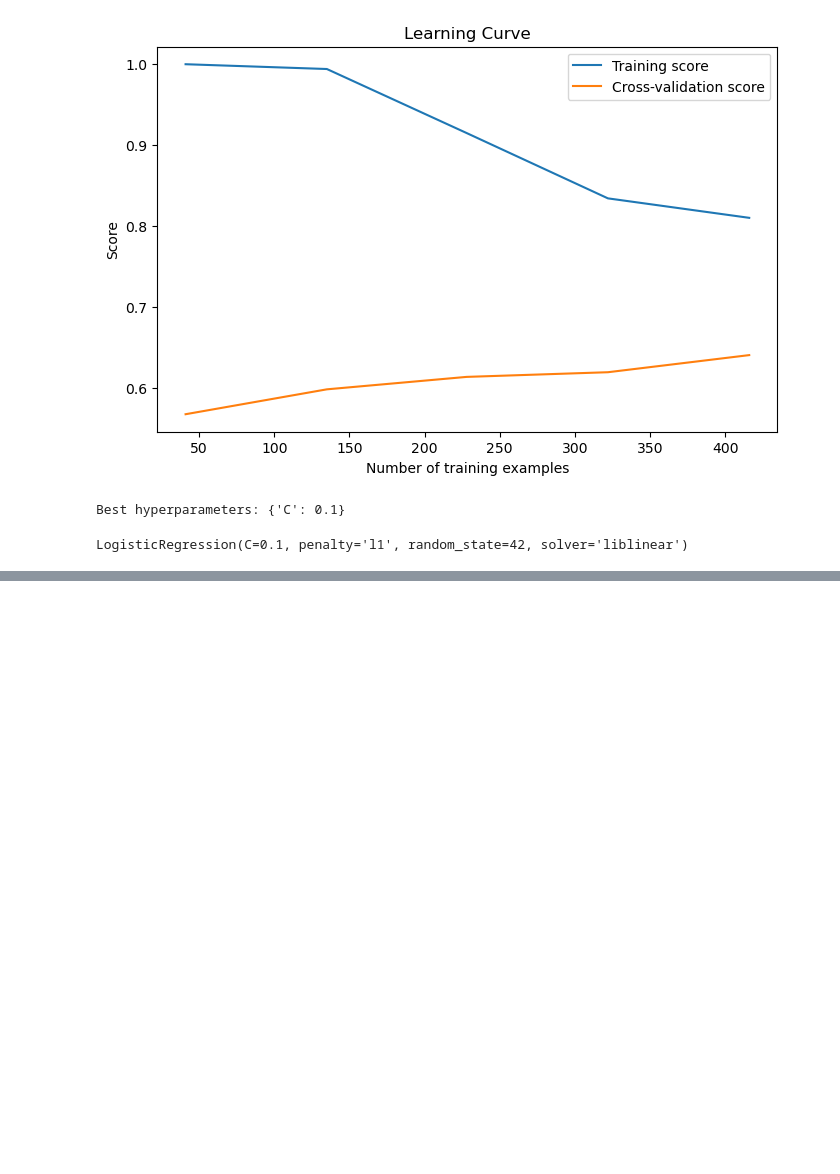
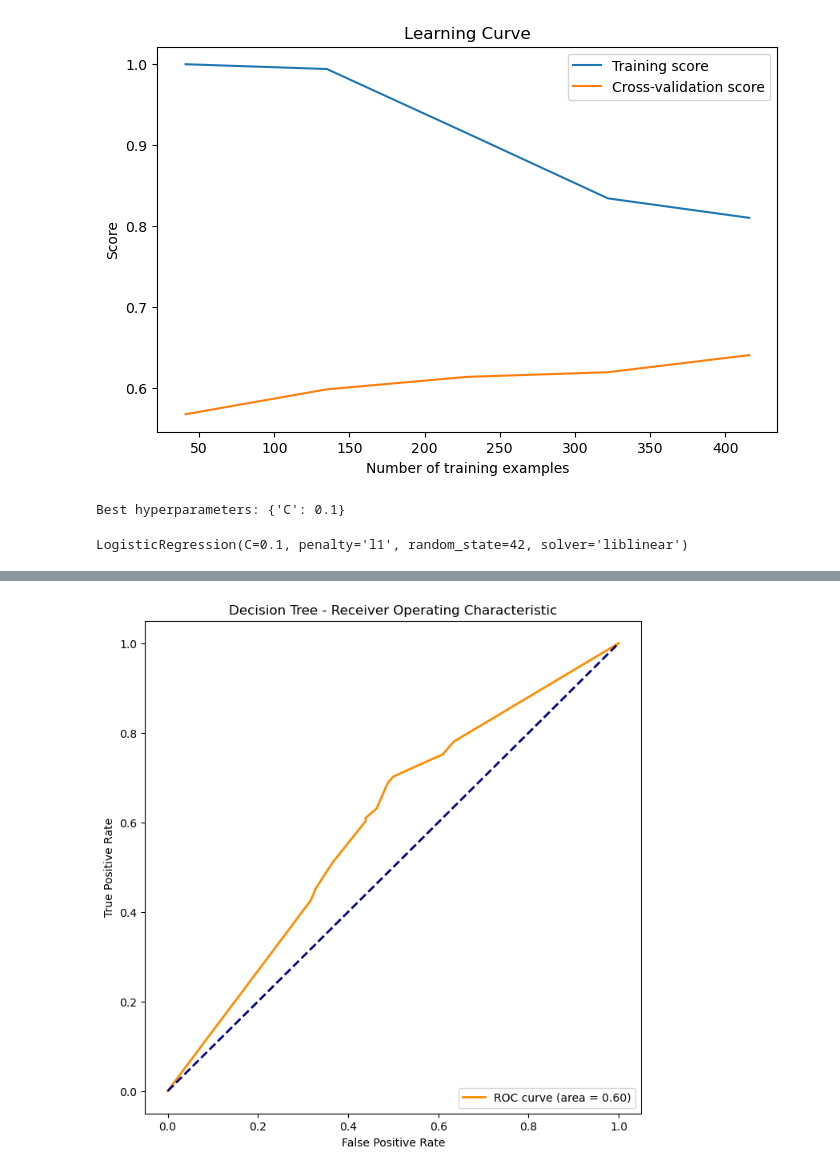
Before and after one commit to nayeonshin/ml-final-project, a Jupyter notebook: final_project.ipynb, the cells around one changed output, grey strips where cells are left out. Drawn from its saved outputs; the diff is of its cells as text; code cells hidden in the pictures; blank space fills up the shorter version.

Commit message:
feat: add decision tree model

```diff
--- a/final_project.ipynb
+++ b/final_project.ipynb
@@ -234,0 +240,23 @@ LogisticRegression(C=0.1, penalty='l1', random_state=42, solver='liblinear')
+# %%
+# Split the data into training and testing sets
+X_train, X_test, y_train, y_test = train_test_split(X, y, test_size=0.3, random_state=42)
+# %%
+# Standardize features
+scaler = StandardScaler()
+X_train_scaled = scaler.fit_transform(X_train)
+X_test_scaled = scaler.transform(X_test)
+# %%
+# Train the Decision Tree model using GridSearchCV
+param_grid = {
+    'criterion': ['gini', 'entropy'],
+    'max_depth': [None, 10, 20, 30, 40, 50],
+    'min_samples_split': [2, 5, 10],
+    'min_samples_leaf': [1, 2, 4]
+}
+
+dt_model = DecisionTreeClassifier(random_state=42)
+grid_search = GridSearchCV(dt_model, param_grid, cv=5)
+grid_search.fit(X_train_scaled, y_train)
+
+# Print the best hyperparameters
+print("Best hyperparameters:", grid_search.best_params_)
@@ -234,0 +265,4 @@ LogisticRegression(C=0.1, penalty='l1', random_state=42, solver='liblinear')
+# %%
+# Re-train the model with the best hyperparameters
+best_dt_model = grid_search.best_estimator_
+best_dt_model.fit(X_train_scaled, y_train)
@@ -234,0 +295,17 @@ LogisticRegression(C=0.1, penalty='l1', random_state=42, solver='liblinear')
+# %%
+# ROC Curve for Decision Tree
+y_prob_dt = best_dt_model.predict_proba(X_test_scaled)[:, 1]
+fpr_dt, tpr_dt, thresholds_dt = roc_curve(y_test, y_prob_dt)
+roc_auc_dt = auc(fpr_dt, tpr_dt)
+
+# Plot ROC Curve for Decision Tree
+plt.figure(figsize=(8, 8))
+plt.plot(fpr_dt, tpr_dt, color="darkorange", lw=2, label="ROC curve (area = {:.2f})".format(roc_auc_dt))
+plt.plot([0, 1], [0, 1], color="navy", lw=2, linestyle="--")
+plt.xlabel("False Positive Rate")
+plt.ylabel("True Positive Rate")
+plt.title("Decision Tree - Receiver Operating Characteristic")
+plt.legend(loc="lower right")
+plt.show()
+# %% [output]
+[figure, added]
```
Also changed, not shown: parts of 7 cells of this notebook.
